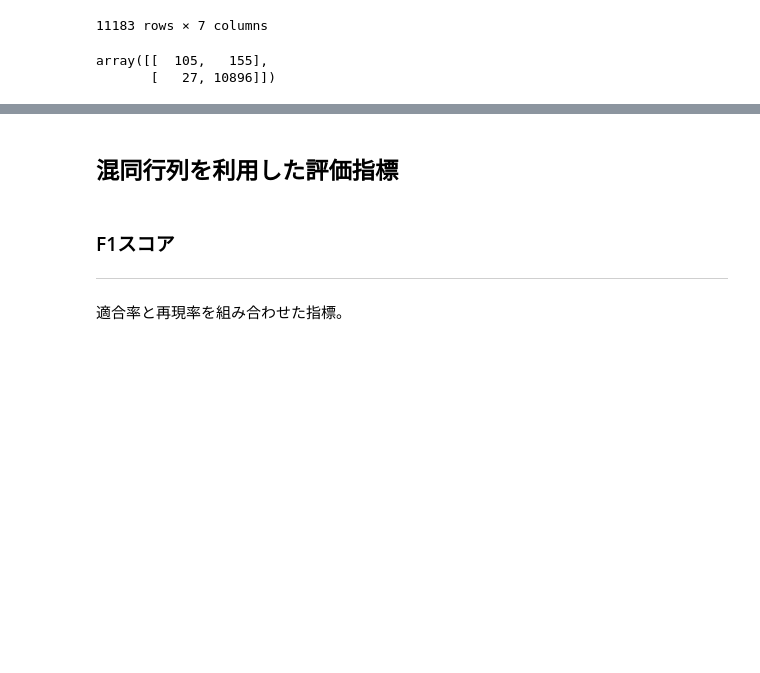
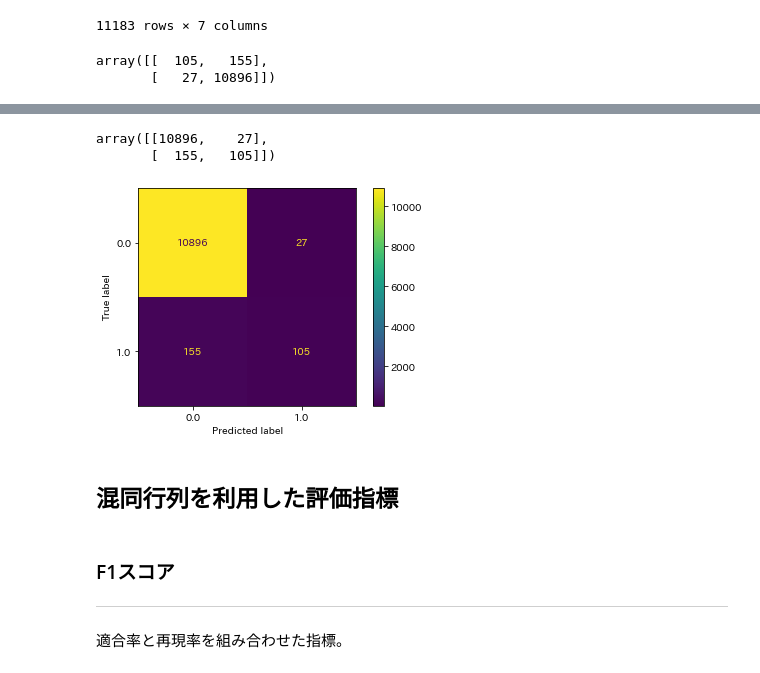
Before and after one commit to zukein/data-science-lecture, a Jupyter notebook: workspace/intermediate/imbalanced_data.ipynb, the cells around one changed output, grey strips where cells are left out. Drawn from its saved outputs; the diff is of its cells as text; code cells hidden in the pictures; blank space fills up the shorter version.

Commit message:
Replace confusion matrix and roc/pr curve plots with scikit-learn function

```diff
--- a/workspace/intermediate/imbalanced_data.ipynb
+++ b/workspace/intermediate/imbalanced_data.ipynb
@@ -93,0 +84,9 @@ plt.show()
+# %%
+x = mammography.iloc[:, :-1]
+y = mammography.iloc[:, -1]
+model = LogisticRegression().fit(x, y)
+pred = model.predict(x)
+metrics.confusion_matrix(y, pred)
+# %% [output]
+array([[10896,    27],
+       [  155,   105]])
@@ -94,3 +95,8 @@ plt.show()
+# %%
+metrics.plot_confusion_matrix(model, x, y, values_format='d')
+plt.show()
+# %% [output]
+[figure, added]
 # %% [markdown]
 ## 混同行列を利用した評価指標
 # %% [markdown]
```
Also changed, not shown: parts of 18 cells of this notebook.
